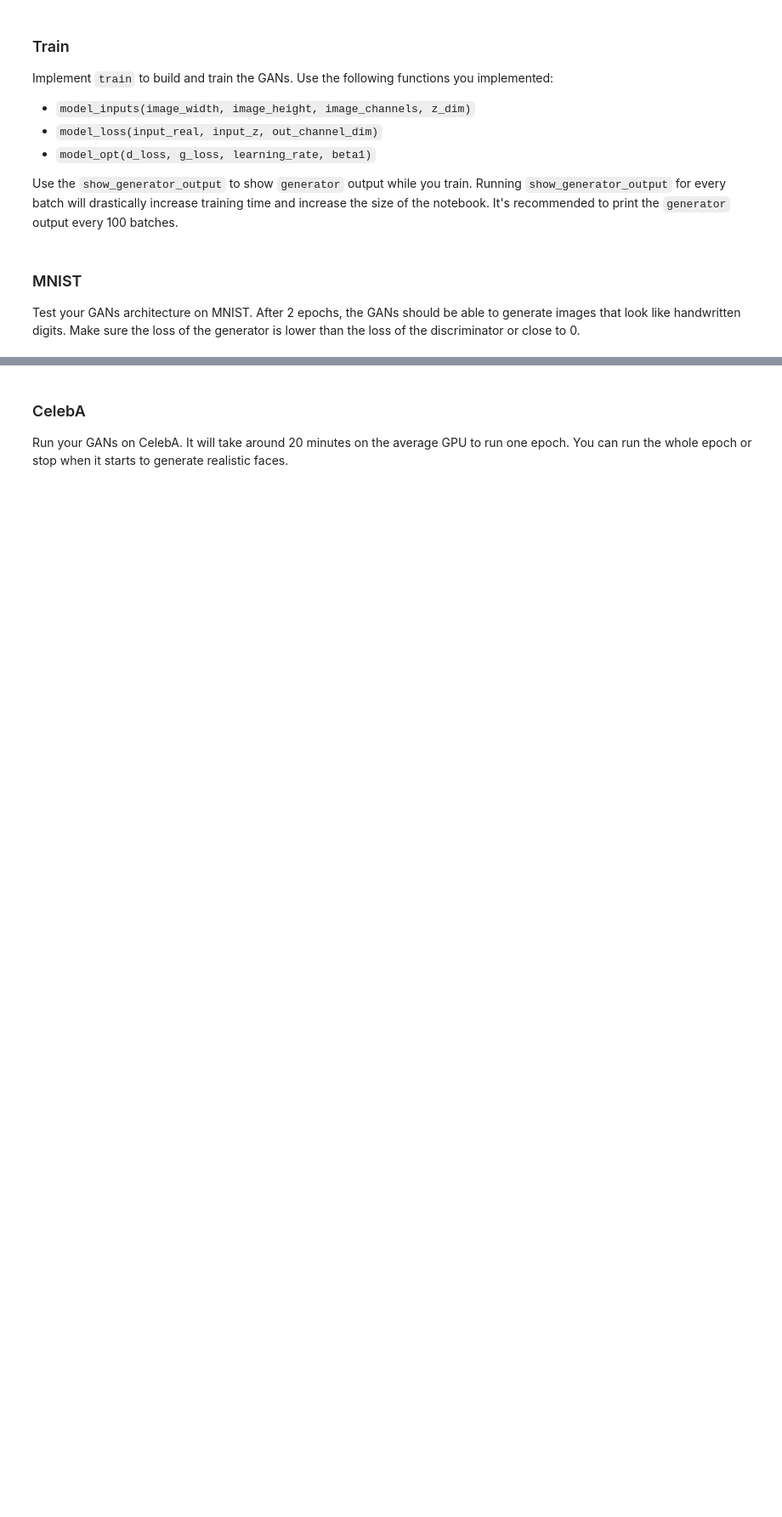
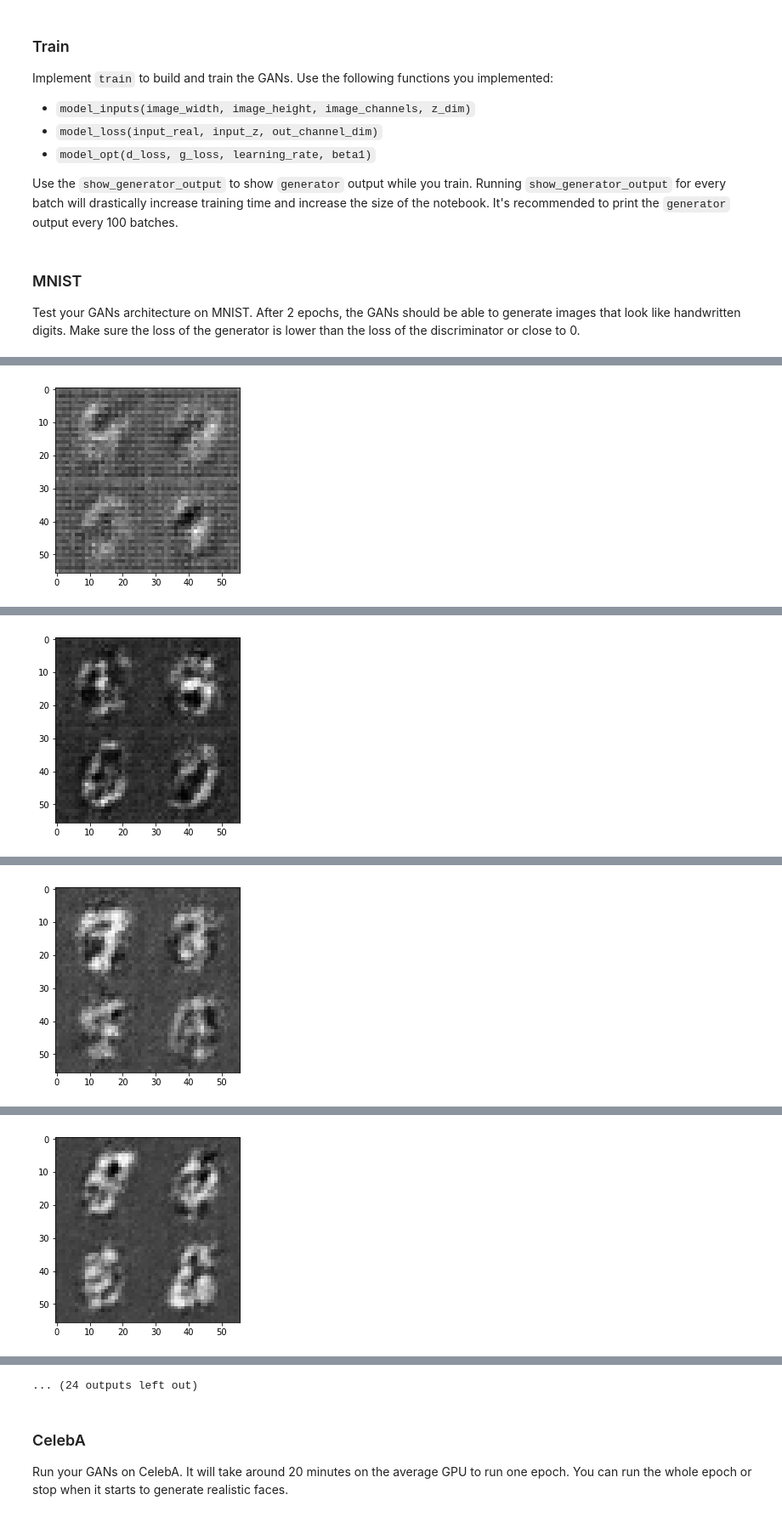
Before and after one commit to xcjason/deep-learning, a Jupyter notebook: face_generation/dlnd_face_generation.ipynb, the cells around one changed output, grey strips where cells are left out. Shown at 85% size. Cells and saved outputs as stored; diff of their text form; code cells hidden in the pictures; blank space fills up the shorter version.

```diff
--- a/face_generation/dlnd_face_generation.ipynb
+++ b/face_generation/dlnd_face_generation.ipynb
@@ -203,8 +263,17 @@ def model_opt(d_loss, g_loss, learning_rate, beta1):
     :return: A tuple of (discriminator training operation, generator training operation)
     """
     # TODO: Implement Function
+    # Get weights and bias to update
+    t_vars = tf.trainable_variables()
+    d_vars = [var for var in t_vars if var.name.startswith('discriminator')]
+    g_vars = [var for var in t_vars if var.name.startswith('generator')]
 
-    return None, None
+    # Optimize
+    with tf.control_dependencies(tf.get_collection(tf.GraphKeys.UPDATE_OPS)):
+        d_train_opt = tf.train.AdamOptimizer(learning_rate, beta1=beta1).minimize(d_loss, var_list=d_vars)
+        g_train_opt = tf.train.AdamOptimizer(learning_rate, beta1=beta1).minimize(g_loss, var_list=g_vars)
+
+    return d_train_opt, g_train_opt
 
 
 """
@@ -264,20 +335,41 @@ def train(epoch_count, batch_size, z_dim, learning_rate, beta1, get_batches, dat
     """
     # TODO: Build Model
 
+    img_channel_num = 3 if data_image_mode == 'RGB' else 1
+    input_real, input_z, lrn_rate = model_inputs(data_shape[1], data_shape[2], img_channel_num, z_dim)
+    d_loss, g_loss = model_loss(input_real, input_z, data_shape[3])
+    # TODO learning rate VS lrn_rate
+    d_opt, g_opt = model_opt(d_loss, g_loss, learning_rate, beta1)
+    steps = 0
+    show_every = 100
 
     with tf.Session() as sess:
         sess.run(tf.global_variables_initializer())
         for epoch_i in range(epoch_count):
             for batch_images in get_batches(batch_size):
                 # TODO: Train Model
+                steps += 1
+                batch_z = np.random.uniform(-1, 1, size=(batch_size, z_dim))
+
+                _ = sess.run(d_opt, feed_dict={input_real: batch_images, input_z: batch_z})
+                _ = sess.run(g_opt, feed_dict={input_z: batch_z, input_real: batch_images})
+
+                if steps % show_every == 0:
+                    # At the end of each epoch, get the losses and print them out
+                    train_loss_d = d_loss.eval({input_z: batch_z, input_real: batch_images})
+                    train_loss_g = g_loss.eval({input_z: batch_z})
+
+                    print("Discriminator Loss: {:.4f}...".format(train_loss_d),
+                          "Generator Loss: {:.4f}".format(train_loss_g))
+                    show_generator_output(sess, 4, input_z, img_channel_num, data_image_mode)
 # %% [markdown]
 ### MNIST
 Test your GANs architecture on MNIST.  After 2 epochs, the GANs should be able to generate images that look like handwritten digits.  Make sure the loss of the generator is lower than the loss of the discriminator or close to 0.
 # %%
-batch_size = None
-z_dim = None
-learning_rate = None
-beta1 = None
+batch_size = 64
+z_dim = 128
+learning_rate = 0.0001
+beta1 = 0.5
 
 
 """
@@ -289,3 +381,4 @@ mnist_dataset = helper.Dataset('mnist', glob(os.path.join(data_dir, 'mnist/*.jpg
 with tf.Graph().as_default():
     train(epochs, batch_size, z_dim, learning_rate, beta1, mnist_dataset.get_batches,
           mnist_dataset.shape, mnist_dataset.image_mode)
+# %% [output]
@@ -291,0 +386 @@ with tf.Graph().as_default():
+[figure, added]
@@ -291,0 +388 @@ with tf.Graph().as_default():
+[figure, added]
@@ -291,0 +390 @@ with tf.Graph().as_default():
+[figure, added]
@@ -291,0 +392 @@ with tf.Graph().as_default():
+[figure, added]
@@ -292,3 +397,4 @@ with tf.Graph().as_default():
+... (24 outputs left out)
 # %% [markdown]
 ### CelebA
 Run your GANs on CelebA.  It will take around 20 minutes on the average GPU to run one epoch.  You can run the whole epoch or stop when it starts to generate realistic faces.
```
Also changed, not shown: parts of 7 cells of this notebook, 1 other file.
